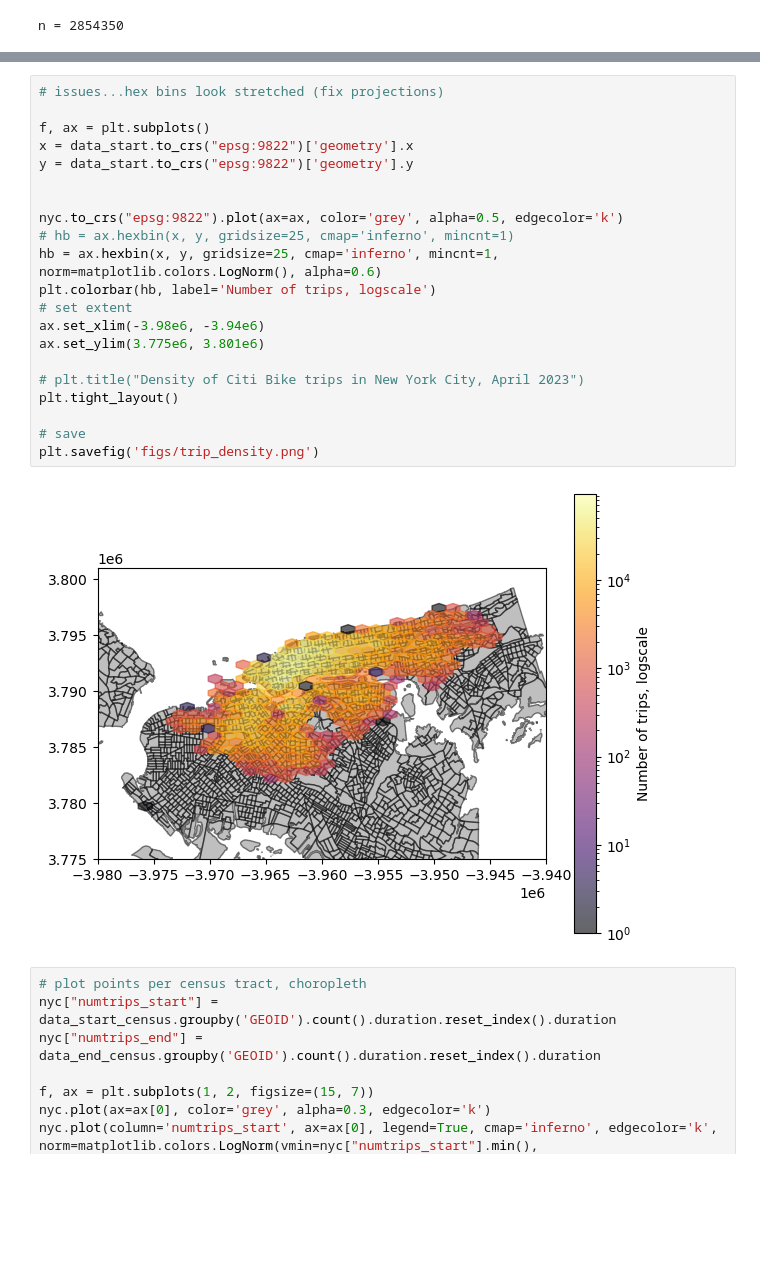
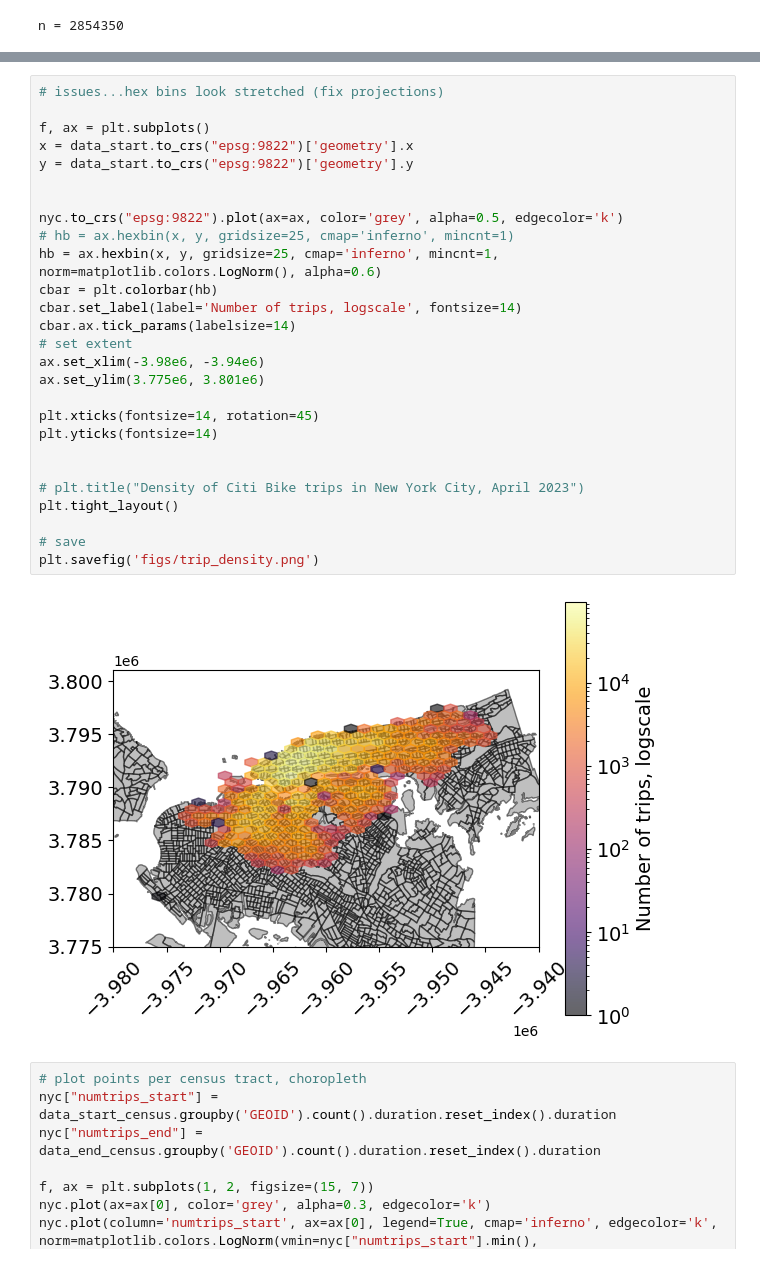
Before and after one commit to ekinugurel/SpatiotemporalFrequentPatternMining, a Jupyter notebook: exploratory_analysis.ipynb, the cells around one changed output, grey strips where cells are left out. Saved outputs shown, nothing was run; the diff lists cells and outputs as text; blank space fills up the shorter version.

```diff
--- a/exploratory_analysis.ipynb
+++ b/exploratory_analysis.ipynb
@@ -150,26 +162,32 @@ Median duration:  9.2
 # %%
 # issues...hex bins look stretched (fix projections)
 
 f, ax = plt.subplots()
 x = data_start.to_crs("epsg:9822")['geometry'].x
 y = data_start.to_crs("epsg:9822")['geometry'].y
 
 
 nyc.to_crs("epsg:9822").plot(ax=ax, color='grey', alpha=0.5, edgecolor='k')
 # hb = ax.hexbin(x, y, gridsize=25, cmap='inferno', mincnt=1)
 hb = ax.hexbin(x, y, gridsize=25, cmap='inferno', mincnt=1, norm=matplotlib.colors.LogNorm(), alpha=0.6)
-plt.colorbar(hb, label='Number of trips, logscale')
+cbar = plt.colorbar(hb)
+cbar.set_label(label='Number of trips, logscale', fontsize=14)
+cbar.ax.tick_params(labelsize=14)
 # set extent
 ax.set_xlim(-3.98e6, -3.94e6)
 ax.set_ylim(3.775e6, 3.801e6)
+
+plt.xticks(fontsize=14, rotation=45)
+plt.yticks(fontsize=14)
+
 
 # plt.title("Density of Citi Bike trips in New York City, April 2023")
 plt.tight_layout()
 
 # save
 plt.savefig('figs/trip_density.png')
 # %% [output]
-[figure, old version]
+[figure, new version]
 # %%
 # plot points per census tract, choropleth
 nyc["numtrips_start"] = data_start_census.groupby('GEOID').count().duration.reset_index().duration
```
Also changed, not shown: parts of 3 cells of this notebook, 7 other files.
